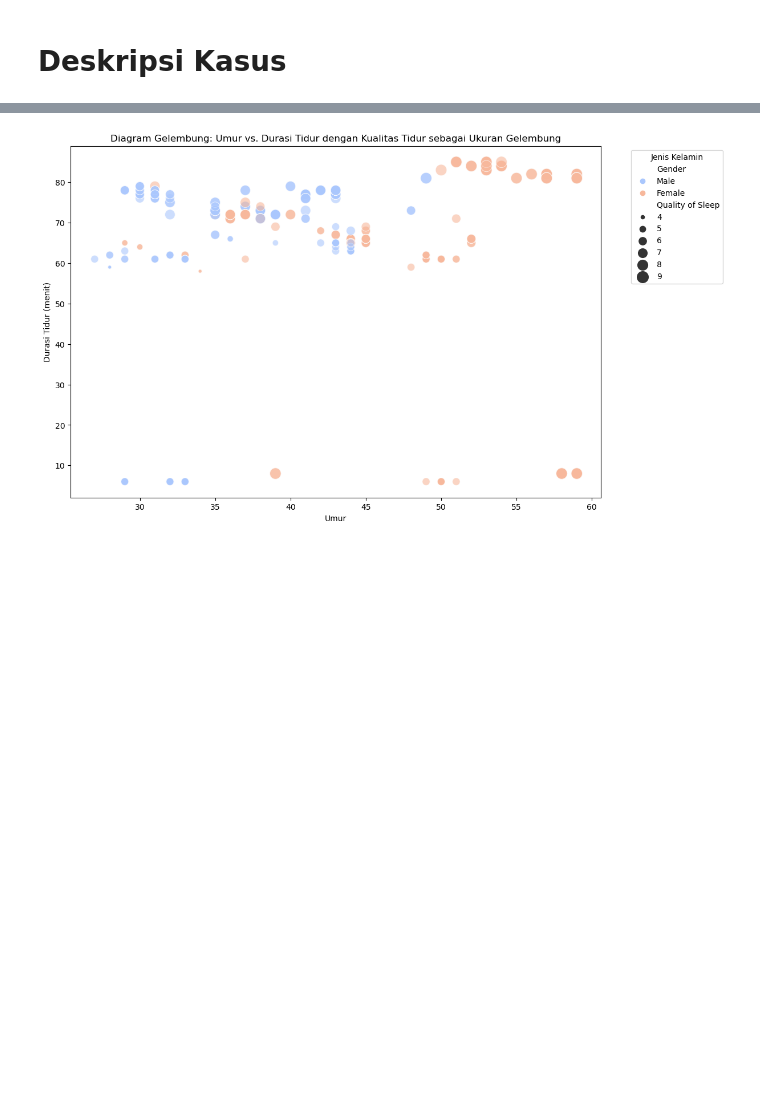
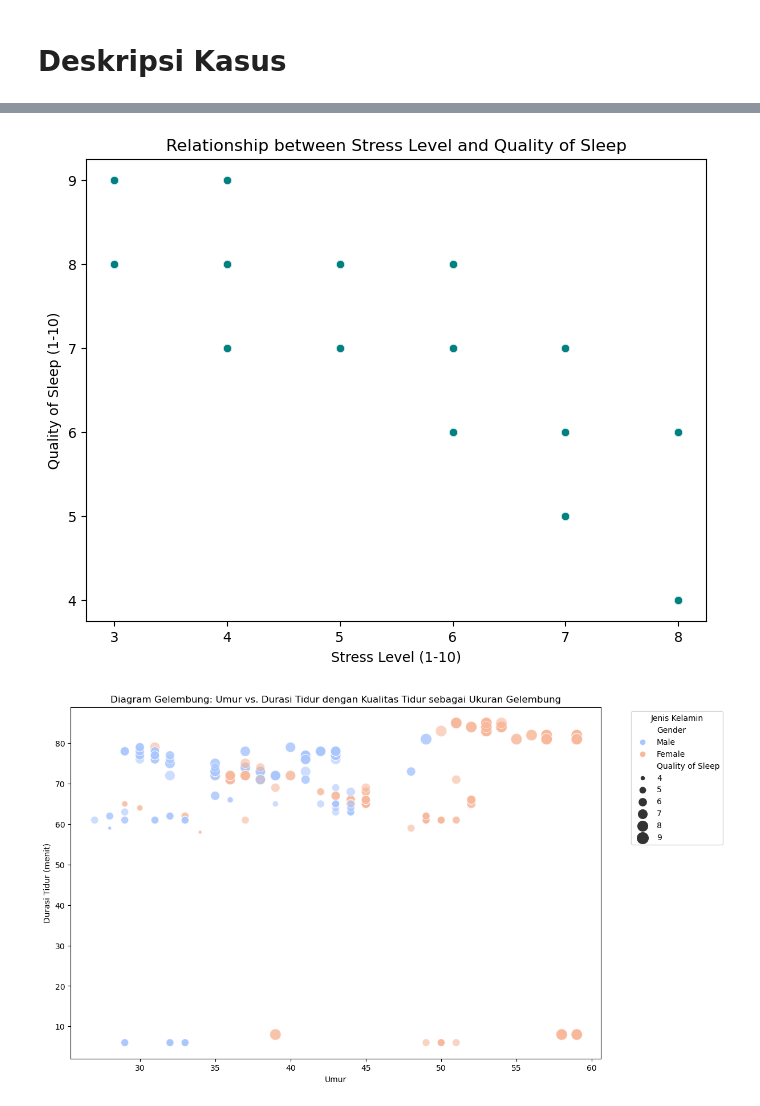
Before and after one commit to mutiarasamosir/Data-Analisis-Eksploratif, a Jupyter notebook: Analisis Sleep Health and Lifestye Dataset .ipynb, the cells around one changed output, grey strips where cells are left out. Cells and saved outputs as stored; diff of their text form; code cells hidden in the pictures; blank space fills up the shorter version.

```diff
--- a/Analisis Sleep Health and Lifestye Dataset .ipynb
+++ b/Analisis Sleep Health and Lifestye Dataset .ipynb
@@ -67,3 +169,13 @@ Male            78.846154    21.153846
+# %%
+# Scatter Plot untuk hubungan antara Stress Level dan Quality of Sleep
+plt.figure(figsize=(8, 6))
+sns.scatterplot(x='Stress Level', y='Quality of Sleep', data=df, color='teal')
+plt.title('Relationship between Stress Level and Quality of Sleep')
+plt.xlabel('Stress Level (1-10)')
+plt.ylabel('Quality of Sleep (1-10)')
+plt.show()
+# %% [output]
+[figure, added]
 # %%
 #histogram
 # %%
```
Also changed, not shown: parts of 4 cells of this notebook.
